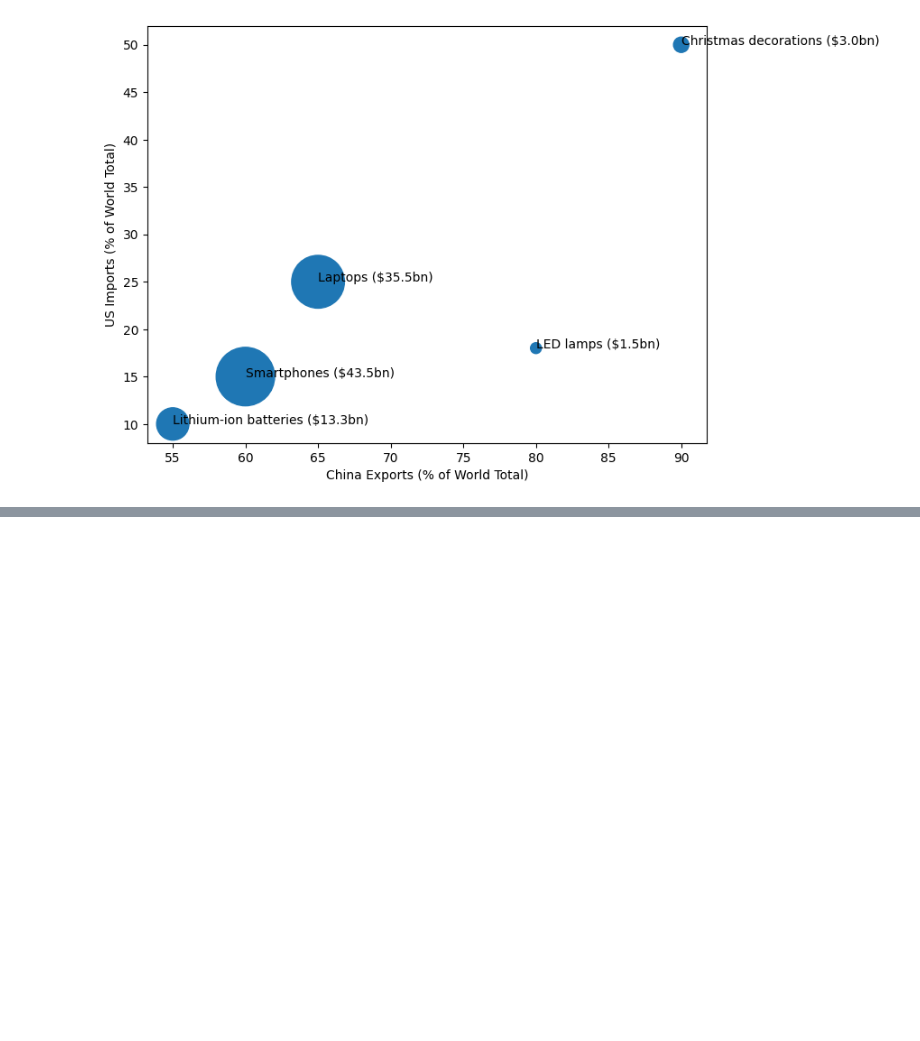
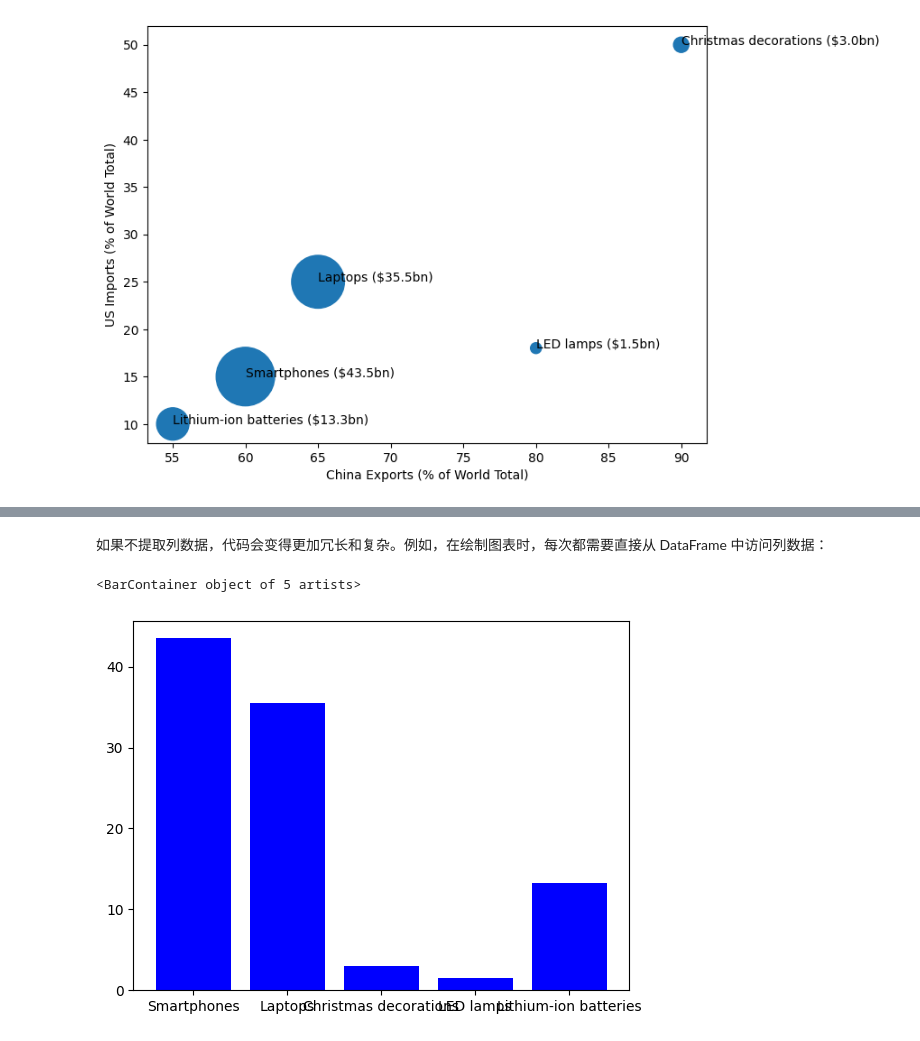
Before and after one commit to Suki-Leo/jingjidashuju, a Jupyter notebook: 3shangjike/3shangjike.ipynb, the cells around one changed output, grey strips where cells are left out. Drawn from its saved outputs; the diff is of its cells as text; code cells hidden in the pictures; blank space fills up the shorter version.

```diff
--- a/3shangjike/3shangjike.ipynb
+++ b/3shangjike/3shangjike.ipynb
@@ -32,0 +96,12 @@ plt.show()
+# %% [markdown]
+如果不提取列数据，代码会变得更加冗长和复杂。例如，在绘制图表时，每次都需要直接从 DataFrame 中访问列数据：
+# %%
+# 不提取列数据的做法
+plt.scatter(data["China_exports_in_world_%"],
+            data["US_imports_in_world_%"],
+            s=data["Trade_value_from_China_to_US_bn"] * 50)
+plt.bar(data["Name"], data["Trade_value_from_China_to_US_bn"], color='blue'
+)
+# %% [output]
+<BarContainer object of 5 artists>
+[figure, added]
```
Also changed, not shown: parts of 6 cells of this notebook, 4 other files.
